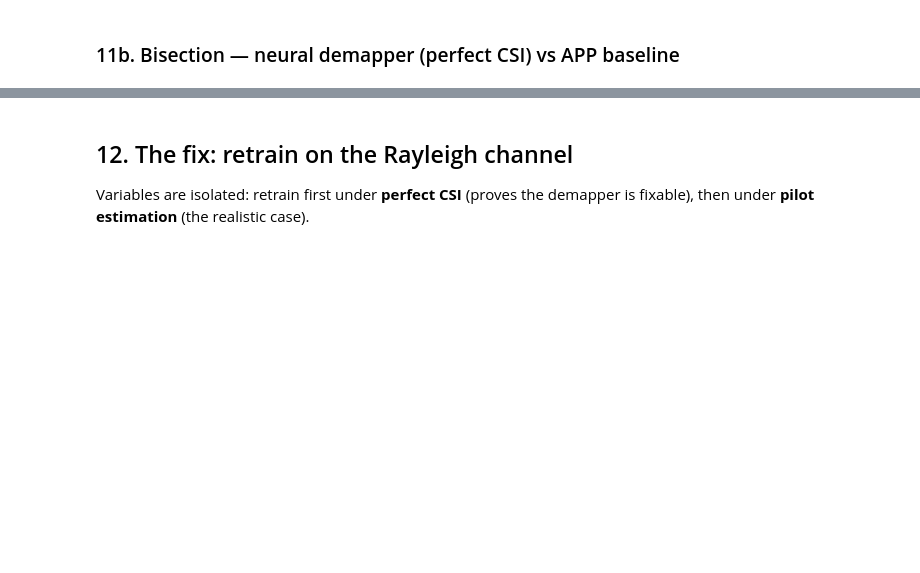
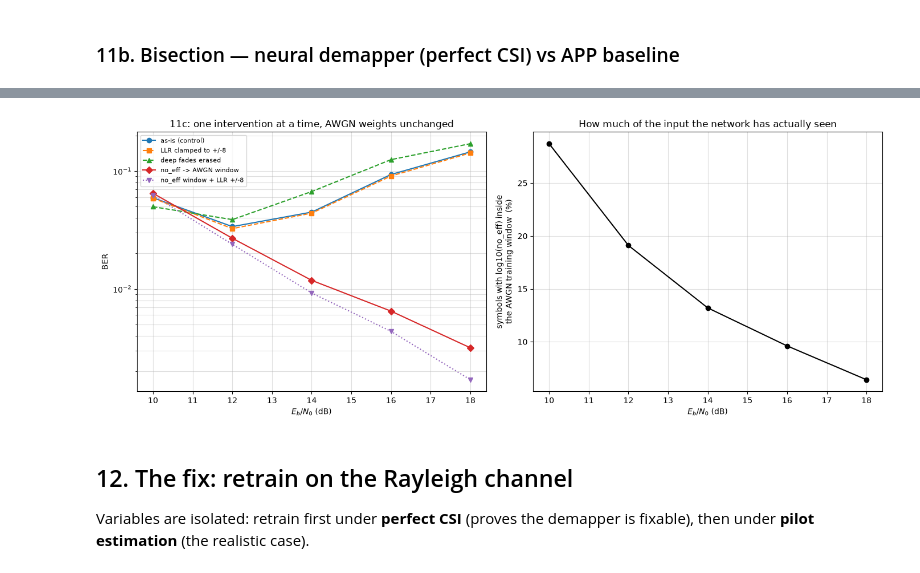
Before and after one commit to MaoYuxingy/AI-Native-Transceiver-Design-for-Next-Generation-Wireless-Networks, a Jupyter notebook: Autoencoder_YuxingMao.ipynb, the cells around one changed output, grey strips where cells are left out. Saved outputs shown, nothing was run; the diff lists cells and outputs as text; code cells hidden in the pictures; blank space fills up the shorter version.

```diff
--- a/Autoencoder_YuxingMao.ipynb
+++ b/Autoencoder_YuxingMao.ipynb
@@ -862,8 +1007,10 @@ Each section states a question and answers it with a measurement. Slow sections
 Produces the AWGN weights that warm-start every later Rayleigh experiment. Final BCE ~0.286
 (reference implementation reports 0.289). Section 8b then measures what those weights are worth.
 # %%
-# Instantiate and train the end-to-end system
-model_weights_path_conventional_training = 'awgn_autoencoder_weights_conventional_training'
+# Instantiate and train the end-to-end system.
+# Seeded so the whole notebook is reproducible: nn.Linear initialisation draws from
+# torch's global RNG, which sionna.phy.config.seed alone does not cover.
+set_seed(42)
 model = E2ESystemConventionalTraining(training=True).to(device)
 conventional_training(model)
 save_weights(model, model_weights_path_conventional_training)
@@ -1316,0 +1567,58 @@ by that intervention; any row flagged monotonic was fixed without touching a wei
+# %%
+# ============================================================
+# 11c-ii. Same weights, same channel, one thing changed at a time.
+# perfect_csi=True to match 11b exactly, so the 'as-is' row reproduces the
+# neural numbers printed above.
+#
+# Output-side knobs (llr_max, fade erasure) were run first and did NOT remove the
+# U-shape; no_eff clamping is the input-side test that matches what Section 11 claims.
+# ============================================================
+variants = {
+    'as-is (control)':        dict(),
+    'LLR clamped to +/-8':    dict(llr_max=8.0),
+    'deep fades erased':      dict(fade_ratio_max=10.0),
+    'no_eff -> AWGN window':  dict(no_db_clamp=True),
+    'no_eff window + LLR +/-8': dict(no_db_clamp=True, llr_max=8.0),
+}
+
+BER_clamp = {}
+for name, kw in variants.items():
+    set_seed(42)                     # identical channel realisations for every variant
+    m = E2ESystemPilotClamped(P=4, L=25, training=False, perfect_csi=True, **kw).to(device)
+    load_weights(m, model_weights_path_conventional_training)   # AWGN weights, untouched
+    with torch.no_grad():
+        ber, _ = sim_ber(m, ebno_probe, batch_size=256,
+                         num_target_block_errors=300, max_mc_iter=100)
+    BER_clamp[name] = ber.cpu().numpy()
+    print(f"--- {name} done ---")
+
+# ---------------- table + automatic verdict ----------------
+hdr = ' | '.join(f'{e:>9.0f} dB' for e in ebno_probe)
+print(f"\n{'variant':<26} | {hdr} | verdict")
+print('-' * (29 + 15 * len(ebno_probe)))
+for name, ber in BER_clamp.items():
+    cells_ = ' | '.join(f'{v:>12.3e}' for v in ber)
+    finite = ber[ber > 0]
+    monotonic = bool(np.all(np.diff(finite) < 0)) and len(finite) > 1
+    print(f"{name:<26} | {cells_} | {'monotonic' if monotonic else 'U-SHAPED / non-monotonic'}")
+print("\nA physical BER curve falls as SNR rises. Any row still flagged U-SHAPED was not fixed")
+print("by that intervention; any row flagged monotonic was fixed without touching a weight.")
+
+fig, (axa, axb) = plt.subplots(1, 2, figsize=(14, 5.5))
+for (name, ber), style in zip(BER_clamp.items(), ['o-', 's--', '^--', 'D-', 'v:']):
+    ber = np.asarray(ber); msk = ber > 0
+    axa.semilogy(ebno_probe[msk], ber[msk], style, label=name)
+axa.set_xlabel(r'$E_b/N_0$ (dB)'); axa.set_ylabel('BER')
+axa.grid(which='both', alpha=0.4); axa.legend(fontsize=8)
+axa.set_title('11c: one intervention at a time, AWGN weights unchanged')
+
+axb.plot(ebno_probe, np.array(in_window) * 100, 'ko-')
+axb.set_xlabel(r'$E_b/N_0$ (dB)')
+axb.set_ylabel('symbols with log10(no_eff) inside\nthe AWGN training window  (%)')
+axb.grid(alpha=0.4)
+axb.set_title('How much of the input the network has actually seen')
+
+plt.tight_layout()
+plt.savefig('ber_clamp_intervention.png', dpi=150)
+plt.show()
+# %% [output]
@@ -1317,3 +1642,4 @@ by that intervention; any row flagged monotonic was fixed without touching a wei
+[figure, added]
 # %% [markdown]
 ## 12. The fix: retrain on the Rayleigh channel
 
```
Also changed, not shown: parts of 25 cells of this notebook, 7 other files.
